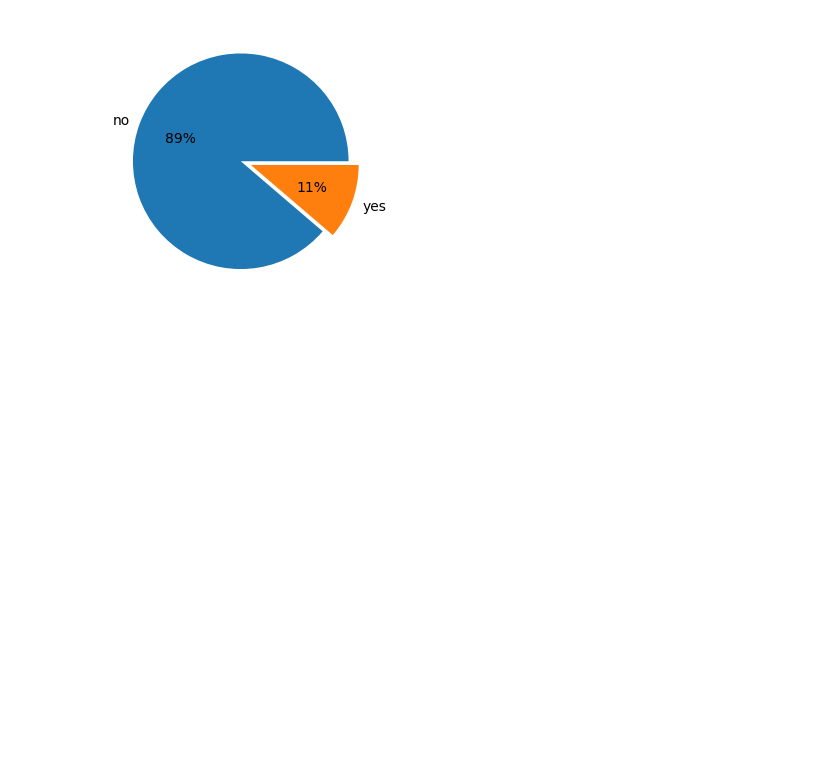
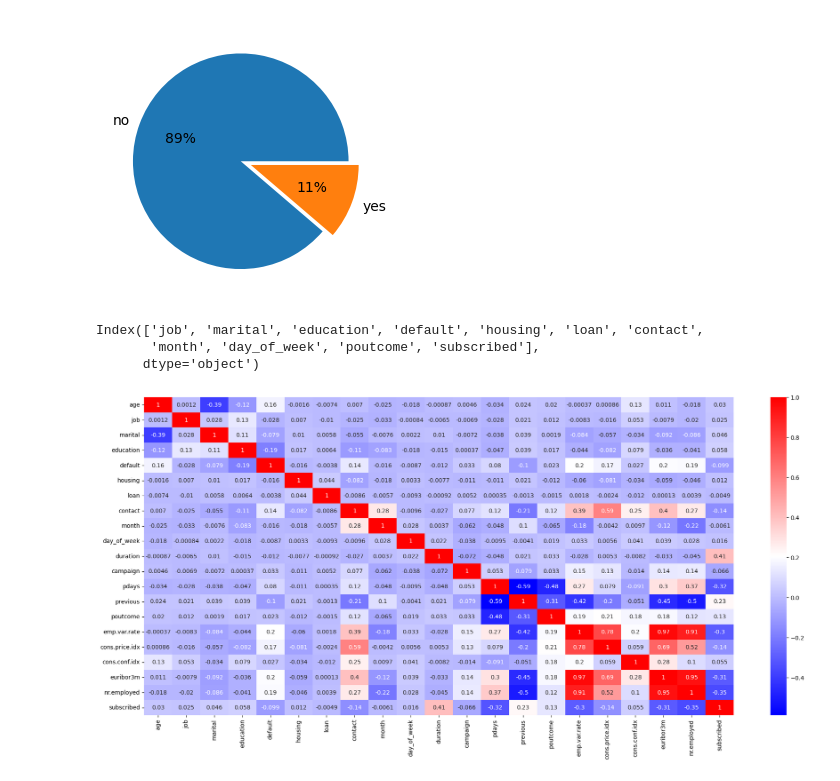
Before and after one commit to Ghada6336/Term-Deposit-Prediction, a Jupyter notebook: TermDepositPrediction.ipynb, the cells around one changed output. Saved outputs shown, nothing was run; the diff lists cells and outputs as text; code cells hidden in the pictures; blank space fills up the shorter version.

```diff
--- a/TermDepositPrediction.ipynb
+++ b/TermDepositPrediction.ipynb
@@ -290,3 +293,20 @@ plt.pie(data,labels=keys,explode=explode, autopct='%.0f%%')
 plt.show()
 # %% [output]
 [figure]
+# %%
+cols = train.select_dtypes("object").columns
+cols
+# %% [output]
+Index(['job', 'marital', 'education', 'default', 'housing', 'loan', 'contact',
+       'month', 'day_of_week', 'poutcome', 'subscribed'],
+      dtype='object')
+# %%
+le = LabelEncoder()
+
+train[cols] = train[cols].apply(le.fit_transform)
+# %%
+plt.figure(figsize=(23,10))
+sns.heatmap(train.corr(), cmap='bwr', annot=True)
+plt.show()
+# %% [output]
+[figure, added]
```
Also changed, not shown: parts of 2 cells of this notebook.
